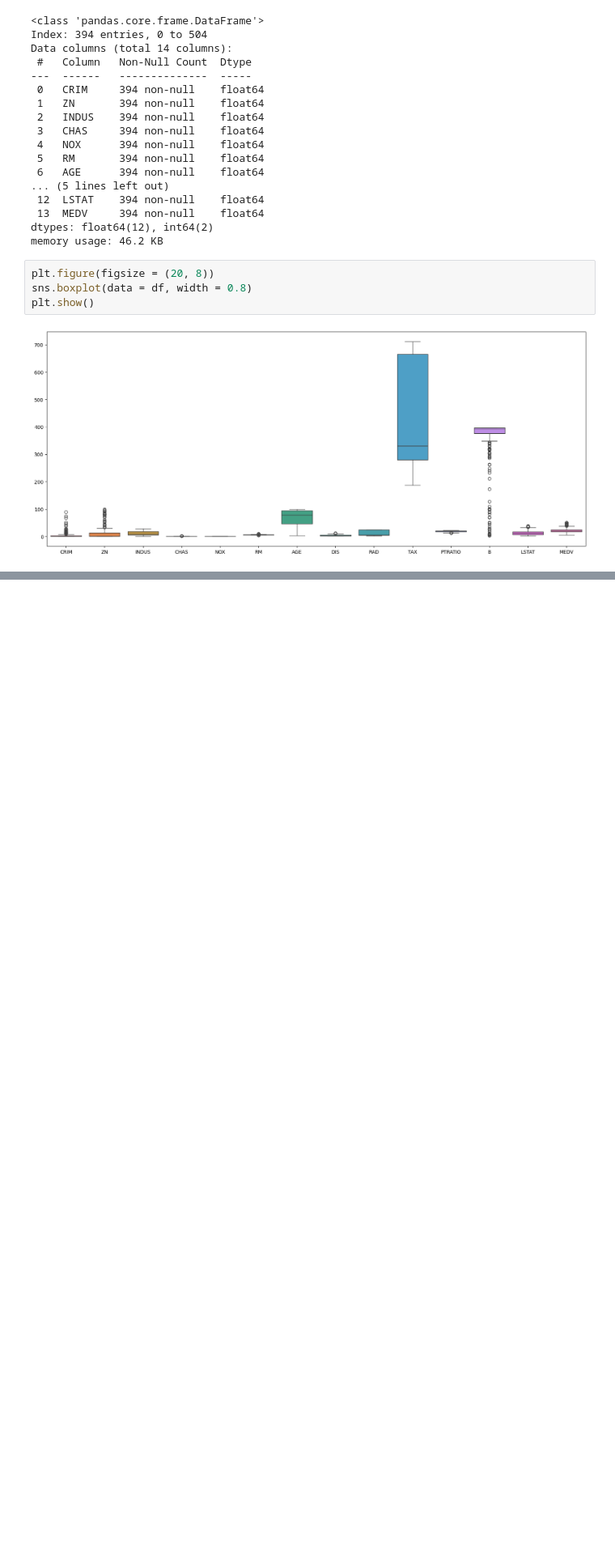
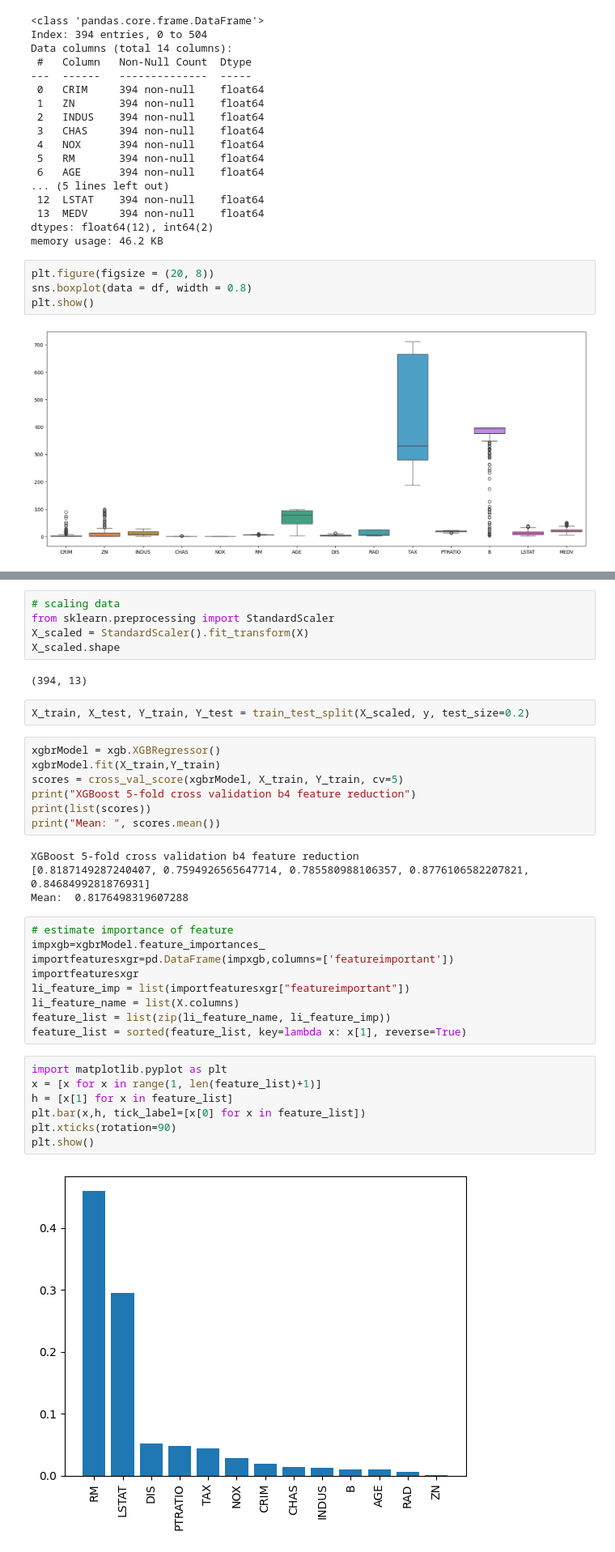
Before and after one commit to A-9-9/hw2M11217006, a Jupyter notebook: Project02_Task02.ipynb, the cells around one changed output, grey strips where cells are left out. Shown at 81% size. Saved outputs shown, nothing was run; the diff lists cells and outputs as text; blank space fills up the shorter version.

```diff
--- a/Project02_Task02.ipynb
+++ b/Project02_Task02.ipynb
@@ -61,0 +88,38 @@ plt.show()
+# %%
+# scaling data
+from sklearn.preprocessing import StandardScaler
+X_scaled = StandardScaler().fit_transform(X)
+X_scaled.shape
+# %% [output]
+(394, 13)
+# %%
+X_train, X_test, Y_train, Y_test = train_test_split(X_scaled, y, test_size=0.2)
+# %%
+xgbrModel = xgb.XGBRegressor()
+xgbrModel.fit(X_train,Y_train)
+scores = cross_val_score(xgbrModel, X_train, Y_train, cv=5)
+print("XGBoost 5-fold cross validation b4 feature reduction")
+print(list(scores))
+print("Mean: ", scores.mean())
+# %% [output]
+XGBoost 5-fold cross validation b4 feature reduction
+[0.8187149287240407, 0.7594926565647714, 0.785580988106357, 0.8776106582207821, 0.8468499281876931]
+Mean:  0.8176498319607288
+# %%
+# estimate importance of feature
+impxgb=xgbrModel.feature_importances_
+importfeaturesxgr=pd.DataFrame(impxgb,columns=['featureimportant'])
+importfeaturesxgr
+li_feature_imp = list(importfeaturesxgr["featureimportant"])
+li_feature_name = list(X.columns)
+feature_list = list(zip(li_feature_name, li_feature_imp))
+feature_list = sorted(feature_list, key=lambda x: x[1], reverse=True)
+# %%
+import matplotlib.pyplot as plt
+x = [x for x in range(1, len(feature_list)+1)]
+h = [x[1] for x in feature_list]
+plt.bar(x,h, tick_label=[x[0] for x in feature_list])
+plt.xticks(rotation=90)
+plt.show()
+# %% [output]
+[figure, added]
```
Also changed, not shown: parts of 9 cells of this notebook.
